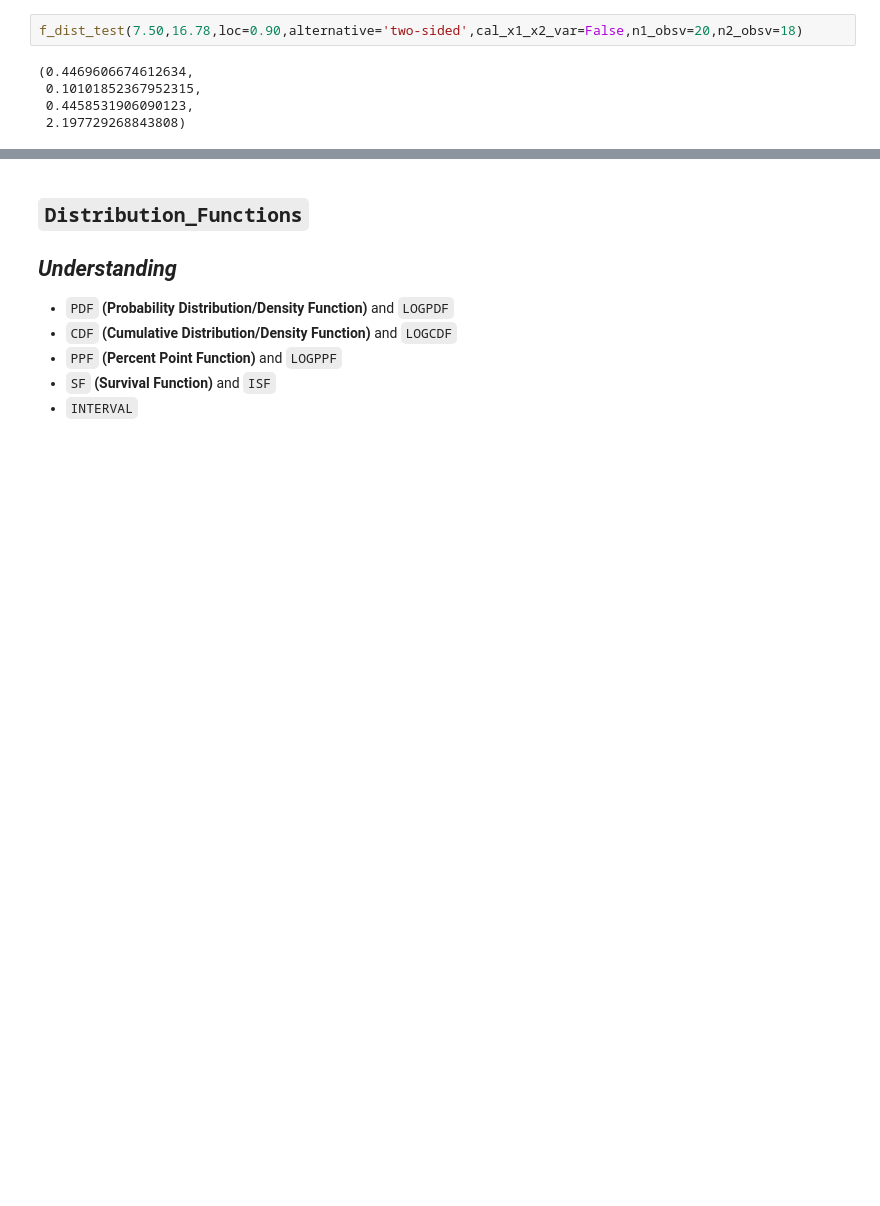
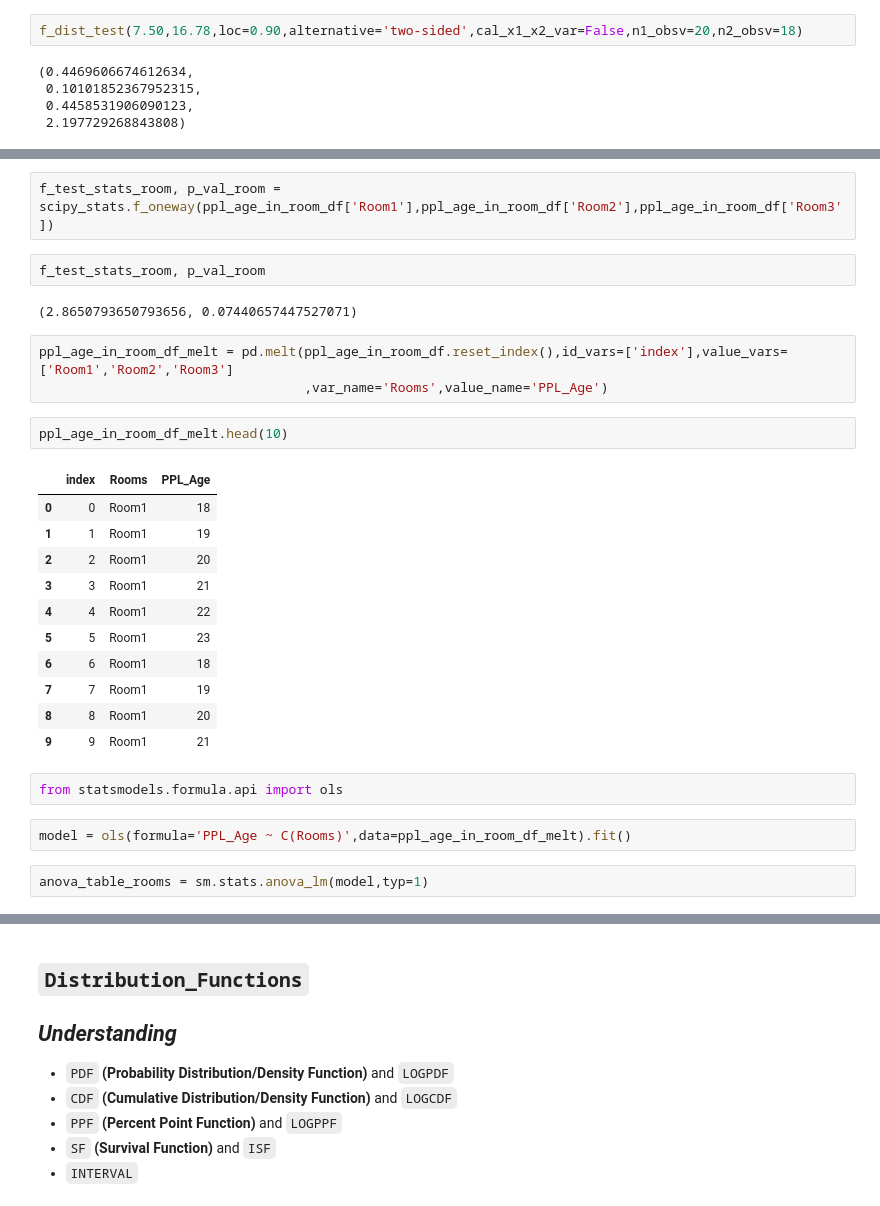
Before and after one commit to raj-shr-git/Statistical_testing_python, a Jupyter notebook: Stats_Practice.ipynb, the cells around one changed output, grey strips where cells are left out. Drawn from its saved outputs; the diff is of its cells as text; blank space fills up the shorter version.

```diff
--- a/Stats_Practice.ipynb
+++ b/Stats_Practice.ipynb
@@ -1135,0 +1174,29 @@ f_dist_test(7.50,16.78,loc=0.90,alternative='two-sided',cal_x1_x2_var=False,n1_o
+# %%
+f_test_stats_room, p_val_room = scipy_stats.f_oneway(ppl_age_in_room_df['Room1'],ppl_age_in_room_df['Room2'],ppl_age_in_room_df['Room3'])
+# %%
+f_test_stats_room, p_val_room
+# %% [output]
+(2.8650793650793656, 0.07440657447527071)
+# %%
+ppl_age_in_room_df_melt = pd.melt(ppl_age_in_room_df.reset_index(),id_vars=['index'],value_vars=['Room1','Room2','Room3']
+                                  ,var_name='Rooms',value_name='PPL_Age')
+# %%
+ppl_age_in_room_df_melt.head(10)
+# %% [output]
+|  | index | Rooms | PPL_Age |
+| 0 | 0 | Room1 | 18 |
+| 1 | 1 | Room1 | 19 |
+| 2 | 2 | Room1 | 20 |
+| 3 | 3 | Room1 | 21 |
+| 4 | 4 | Room1 | 22 |
+| 5 | 5 | Room1 | 23 |
+| 6 | 6 | Room1 | 18 |
+| 7 | 7 | Room1 | 19 |
+| 8 | 8 | Room1 | 20 |
+| 9 | 9 | Room1 | 21 |
+# %%
+from statsmodels.formula.api import ols
+# %%
+model = ols(formula='PPL_Age ~ C(Rooms)',data=ppl_age_in_room_df_melt).fit()
+# %%
+anova_table_rooms = sm.stats.anova_lm(model,typ=1)
```
Also changed, not shown: parts of 70 cells of this notebook.
